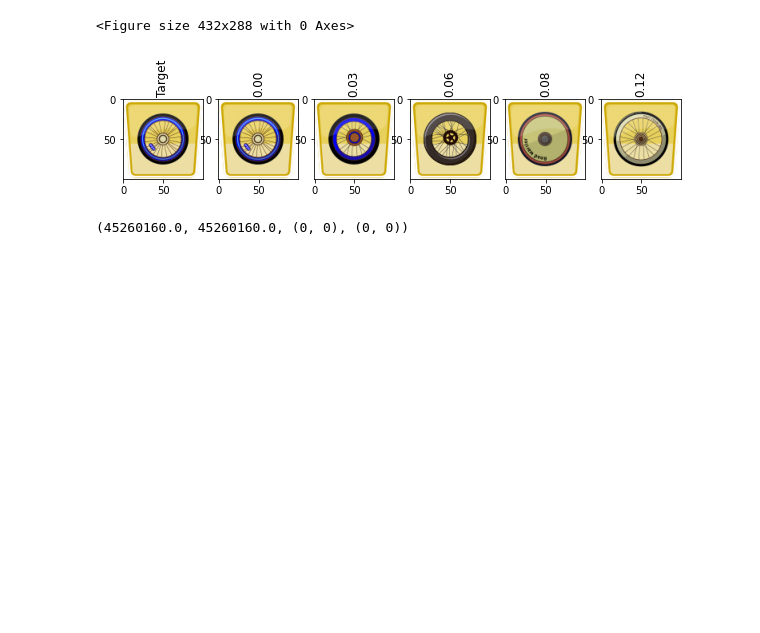
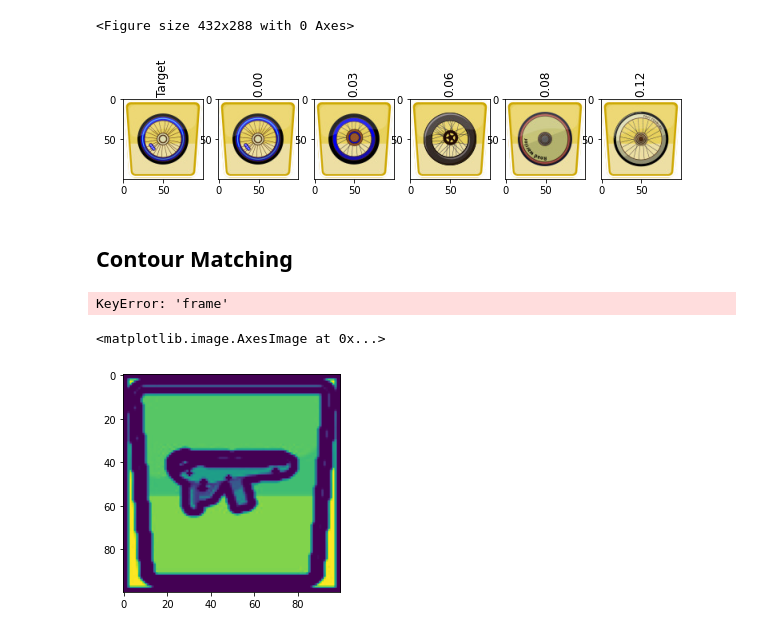
Before and after one commit to rhdemo/2022-ai-sensor, a Jupyter notebook: nbs/Bike Matching.ipynb, the cells around one changed output. Saved outputs shown, nothing was run; the diff lists cells and outputs as text; code cells hidden in the pictures; blank space fills up the shorter version.

```diff
--- a/nbs/Bike Matching.ipynb
+++ b/nbs/Bike Matching.ipynb
@@ -275,4 +274,20 @@ res = cv2.matchTemplate(img_list[0], img_list[1], cv2.TM_CCOEFF)
-# %%
-cv2.minMaxLoc(res)
-# %% [output]
-(45260160.0, 45260160.0, (0, 0), (0, 0))
+# %% [markdown]
+## Contour Matching
+# %%
+part = 'frame'
+idx = 0
+
+plt.imshow(img_dict[part][idx])
+# %% [output]
+KeyError: 'frame'
+# %%
+img_gray = cv2.cvtColor(img_dict[part][idx], cv2.COLOR_BGR2GRAY)
+ret, thresh = cv2.threshold(img_gray, 150, 255, cv2.THRESH_BINARY)
+
+contours, hierarchy = cv2.findContours(image=thresh, mode=cv2.RETR_TREE, method=cv2.CHAIN_APPROX_NONE)
+# %%
+img_cp = img.copy()
+plt.imshow(cv2.drawContours(img_cp, contours, -1, (0, 255, 0), 2, cv2.LINE_AA))
+# %% [output]
+<matplotlib.image.AxesImage at 0x...>
+[figure, added]
```
Also changed, not shown: parts of 7 cells of this notebook.
